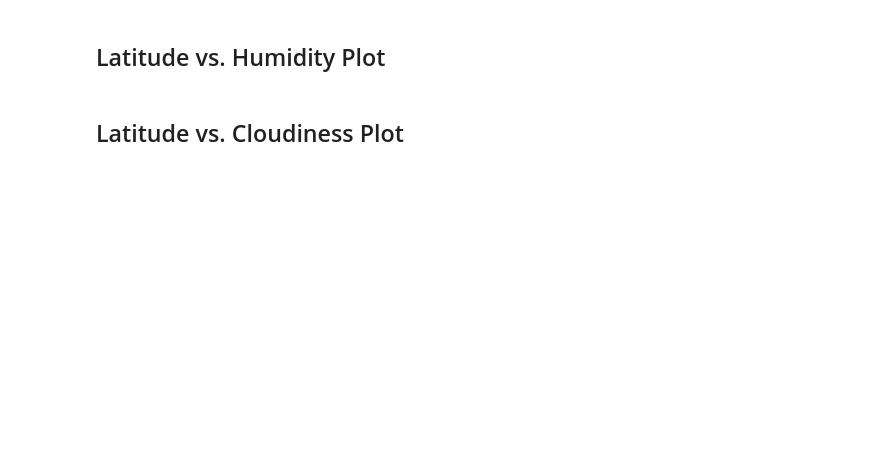
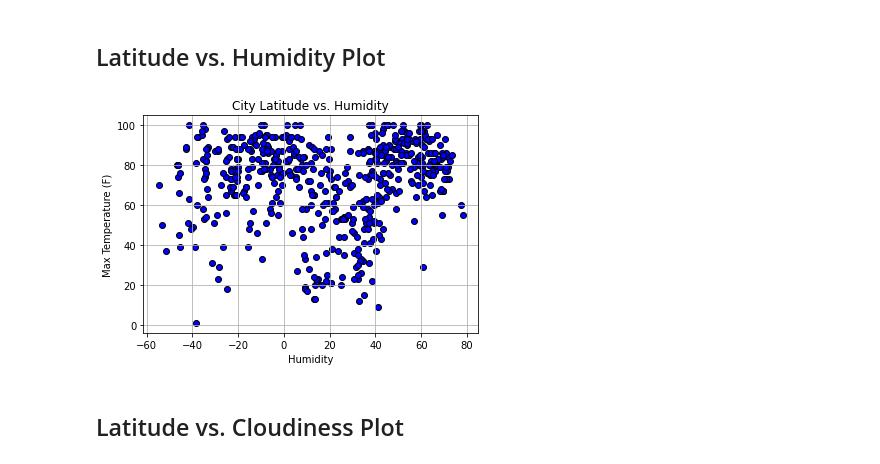
Before and after one commit to claws425/python-api-challenge, a Jupyter notebook: WeatherPy/WeatherPy.ipynb, the cells around one changed output. Cells and saved outputs as stored; diff of their text form; code cells hidden in the pictures; blank space fills up the shorter version.

```diff
--- a/WeatherPy/WeatherPy.ipynb
+++ b/WeatherPy/WeatherPy.ipynb
@@ -154,4 +190,15 @@ Skip this step if there are no cities that have humidity > 100%.
 # %% [markdown]
 ## Latitude vs. Humidity Plot
+# %%
+# Create scatter plot to show Latitude vs. Humidity
+plt.scatter(weather["Latitude"], weather["Humidity"], marker = "o", color = "blue",edgecolor = "black")
+plt.grid()
+plt.xlabel('Humidity')
+plt.ylabel('Max Temperature (F)')
+plt.title(f'City Latitude vs. Humidity')
+plt.savefig('Lat_vs_Humidity_plot')
+plt.show()
+# %% [output]
+[figure, added]
 # %% [markdown]
 ## Latitude vs. Cloudiness Plot
```
Also changed, not shown: parts of 7 cells of this notebook, 4 other files.
